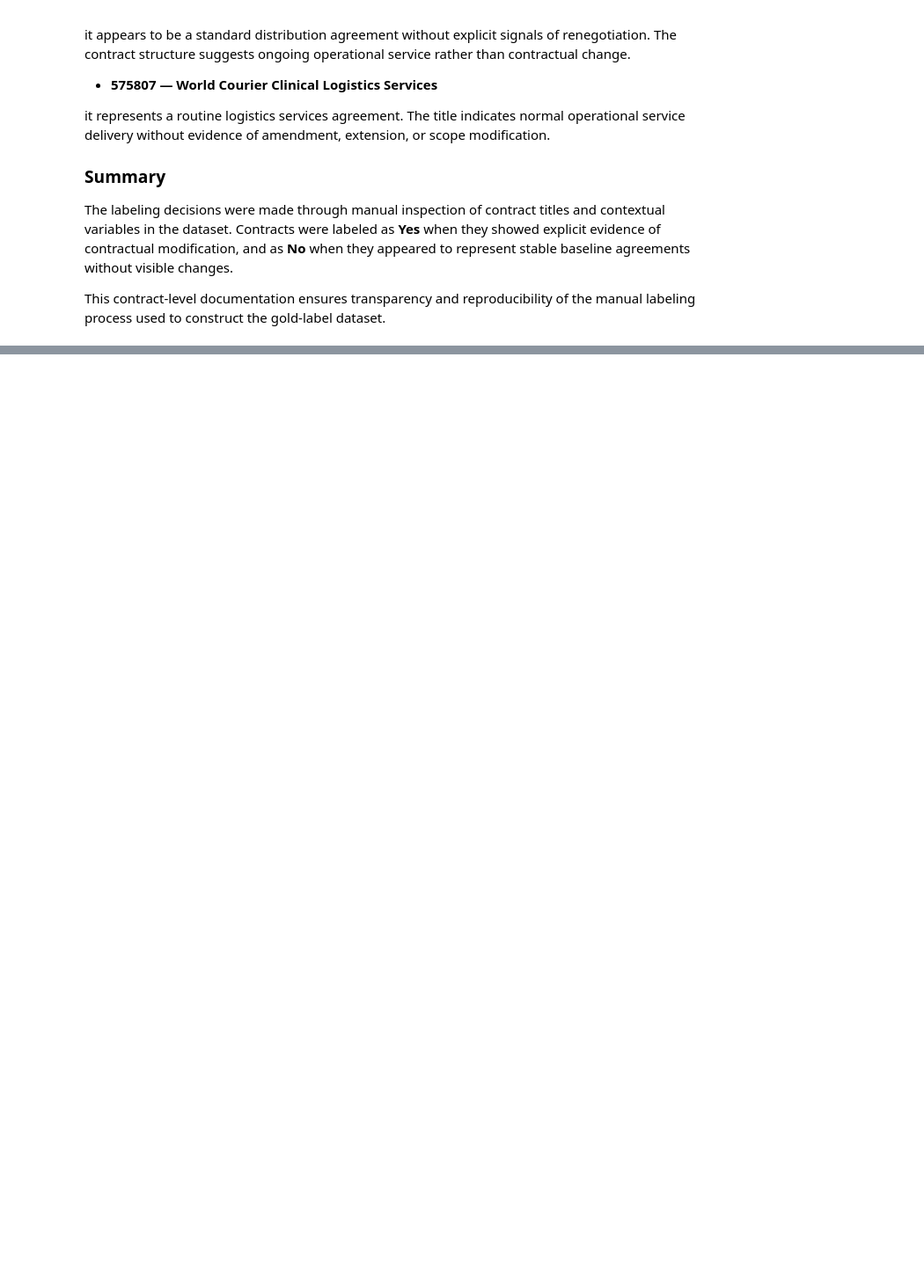
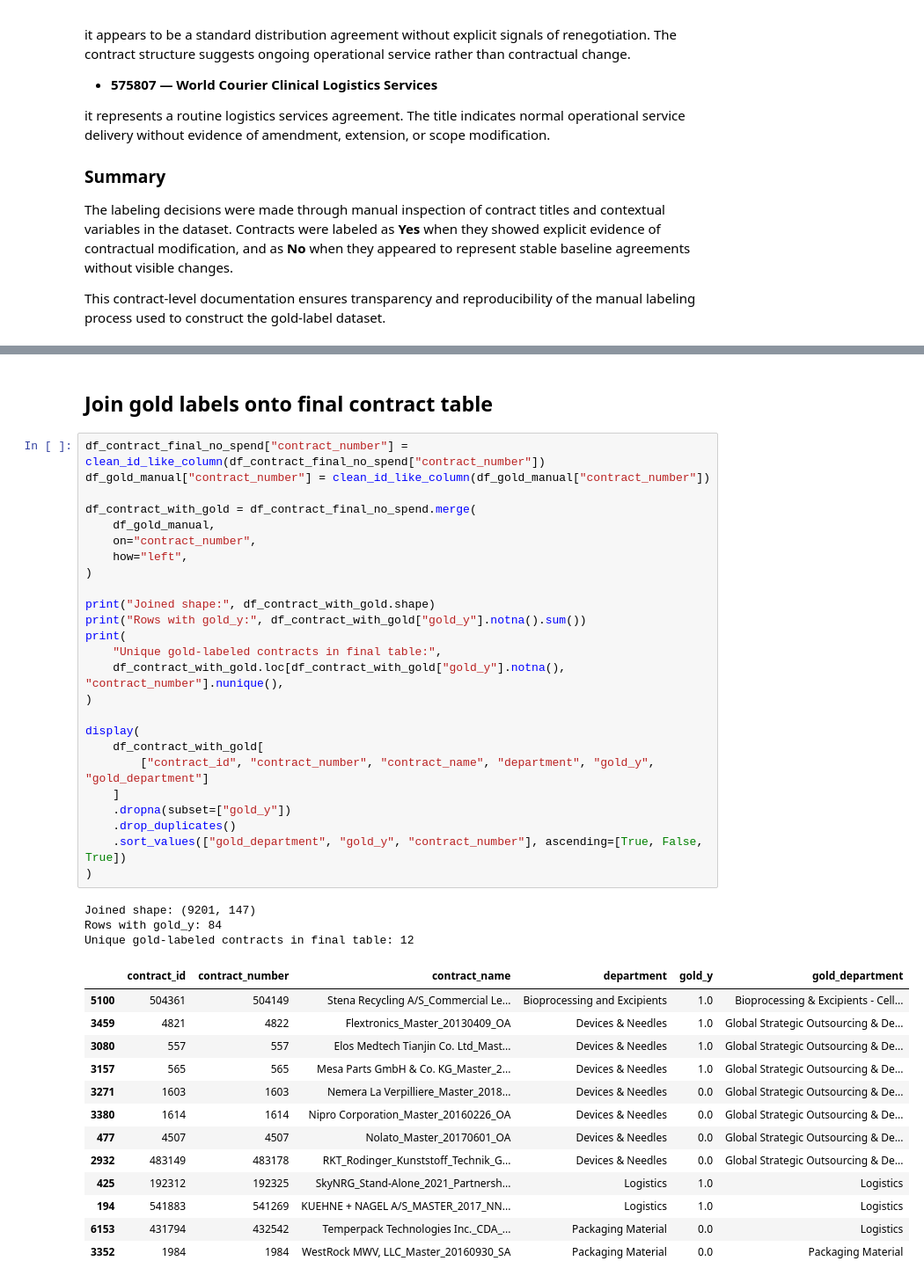
Before and after one commit to ThomasRoennebek/Signal_Fusion_with_Meta-learners-, a Jupyter notebook: notebooks/07_joining.ipynb, the cells around one changed output, grey strips where cells are left out. Shown at 88% size. Saved outputs shown, nothing was run; the diff lists cells and outputs as text; blank space fills up the shorter version.

```diff
--- a/notebooks/07_joining.ipynb
+++ b/notebooks/07_joining.ipynb
@@ -1543,0 +1384,44 @@ Missing contracts: ['1877', '25777', '346312', '536319', '598142', '612555']
+# %% [markdown]
+## Join gold labels onto final contract table
+# %%
+df_contract_final_no_spend["contract_number"] = clean_id_like_column(df_contract_final_no_spend["contract_number"])
+df_gold_manual["contract_number"] = clean_id_like_column(df_gold_manual["contract_number"])
+
+df_contract_with_gold = df_contract_final_no_spend.merge(
+    df_gold_manual,
+    on="contract_number",
+    how="left",
+)
+
+print("Joined shape:", df_contract_with_gold.shape)
+print("Rows with gold_y:", df_contract_with_gold["gold_y"].notna().sum())
+print(
+    "Unique gold-labeled contracts in final table:",
+    df_contract_with_gold.loc[df_contract_with_gold["gold_y"].notna(), "contract_number"].nunique(),
+)
+
+display(
+    df_contract_with_gold[
+        ["contract_id", "contract_number", "contract_name", "department", "gold_y", "gold_department"]
+    ]
+    .dropna(subset=["gold_y"])
+    .drop_duplicates()
+    .sort_values(["gold_department", "gold_y", "contract_number"], ascending=[True, False, True])
+)
+# %% [output]
+Joined shape: (9201, 147)
+Rows with gold_y: 84
+Unique gold-labeled contracts in final table: 12
+|  | contract_id | contract_number | contract_name | department | gold_y | gold_department |
+| 5100 | 504361 | 504149 | Stena Recycling A/S_Commercial Le... | Bioprocessing and Excipients | 1.0 | Bioprocessing & Excipients - Cell... |
+| 3459 | 4821 | 4822 | Flextronics_Master_20130409_OA | Devices & Needles | 1.0 | Global Strategic Outsourcing & De... |
+| 3080 | 557 | 557 | Elos Medtech Tianjin Co. Ltd_Mast... | Devices & Needles | 1.0 | Global Strategic Outsourcing & De... |
+| 3157 | 565 | 565 | Mesa Parts GmbH & Co. KG_Master_2... | Devices & Needles | 1.0 | Global Strategic Outsourcing & De... |
+| 3271 | 1603 | 1603 | Nemera La Verpilliere_Master_2018... | Devices & Needles | 0.0 | Global Strategic Outsourcing & De... |
+| 3380 | 1614 | 1614 | Nipro Corporation_Master_20160226_OA | Devices & Needles | 0.0 | Global Strategic Outsourcing & De... |
+| 477 | 4507 | 4507 | Nolato_Master_20170601_OA | Devices & Needles | 0.0 | Global Strategic Outsourcing & De... |
+| 2932 | 483149 | 483178 | RKT_Rodinger_Kunststoff_Technik_G... | Devices & Needles | 0.0 | Global Strategic Outsourcing & De... |
+| 425 | 192312 | 192325 | SkyNRG_Stand-Alone_2021_Partnersh... | Logistics | 1.0 | Logistics |
+| 194 | 541883 | 541269 | KUEHNE + NAGEL A/S_MASTER_2017_NN... | Logistics | 1.0 | Logistics |
+| 6153 | 431794 | 432542 | Temperpack Technologies Inc._CDA_... | Packaging Material | 0.0 | Logistics |
+| 3352 | 1984 | 1984 | WestRock MWV, LLC_Master_20160930_SA | Packaging Material | 0.0 | Packaging Material |
```
Also changed, not shown: parts of 29 cells of this notebook, 28 other files.
